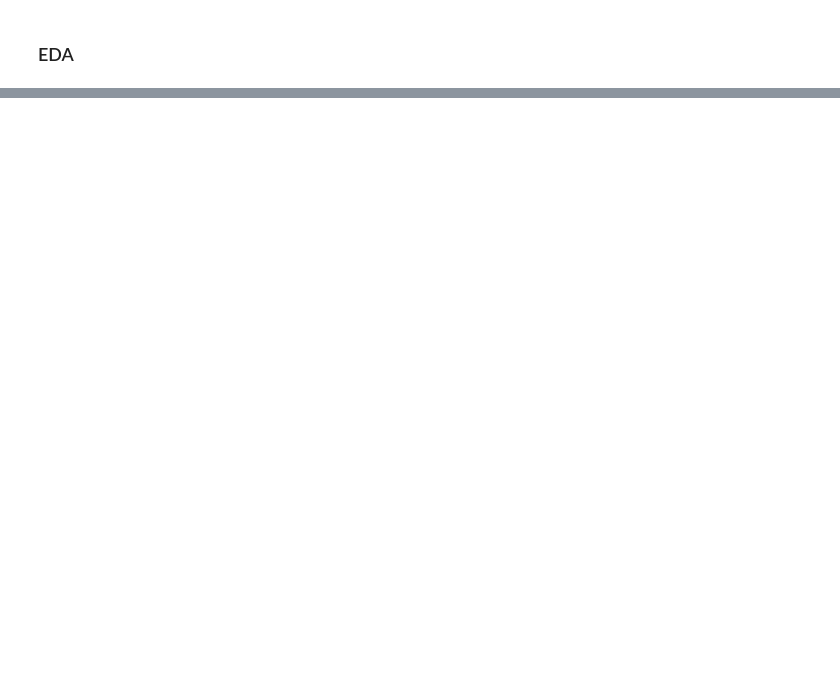
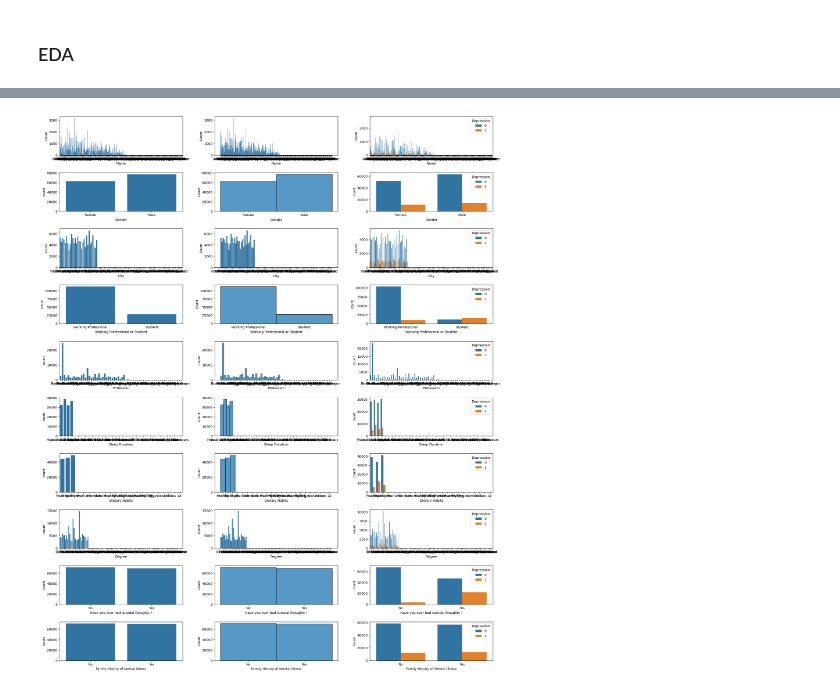
Before and after one commit to ArtamonowAleksey/Classical_ML, a Jupyter notebook: Exploring_Mental_Health_Data/Training.ipynb, the cells around one changed output, grey strips where cells are left out. Cells and saved outputs as stored; diff of their text form; code cells hidden in the pictures; blank space fills up the shorter version.

```diff
--- a/Exploring_Mental_Health_Data/Training.ipynb
+++ b/Exploring_Mental_Health_Data/Training.ipynb
@@ -323,0 +282,4 @@ Index(['id', 'Age', 'Work Pressure', 'Job Satisfaction', 'Work/Study Hours',
+# %%
+cat_viz(df_train,3,'Depression')
+# %% [output]
+[figure, added]
```
Also changed, not shown: parts of 52 cells of this notebook.
